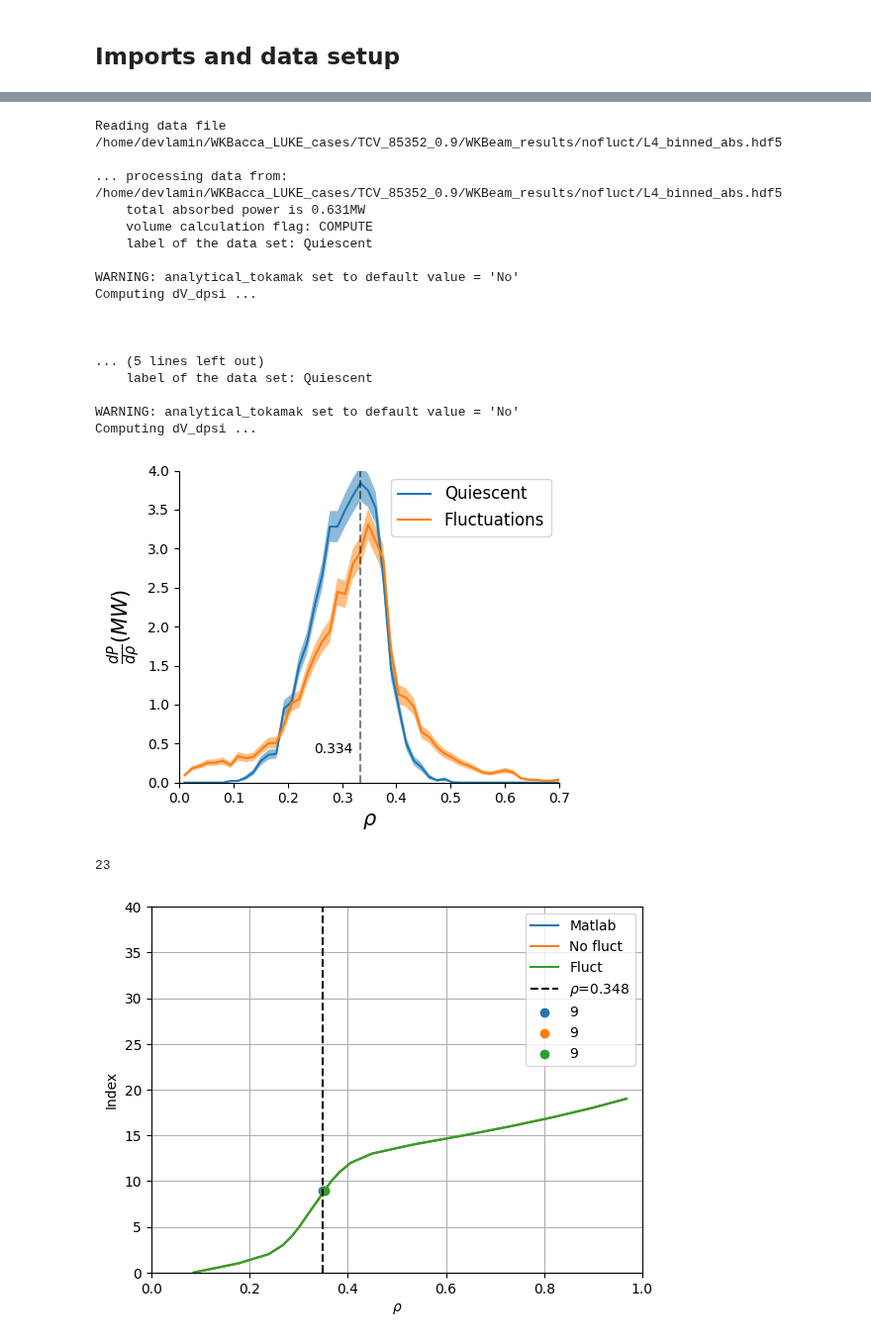
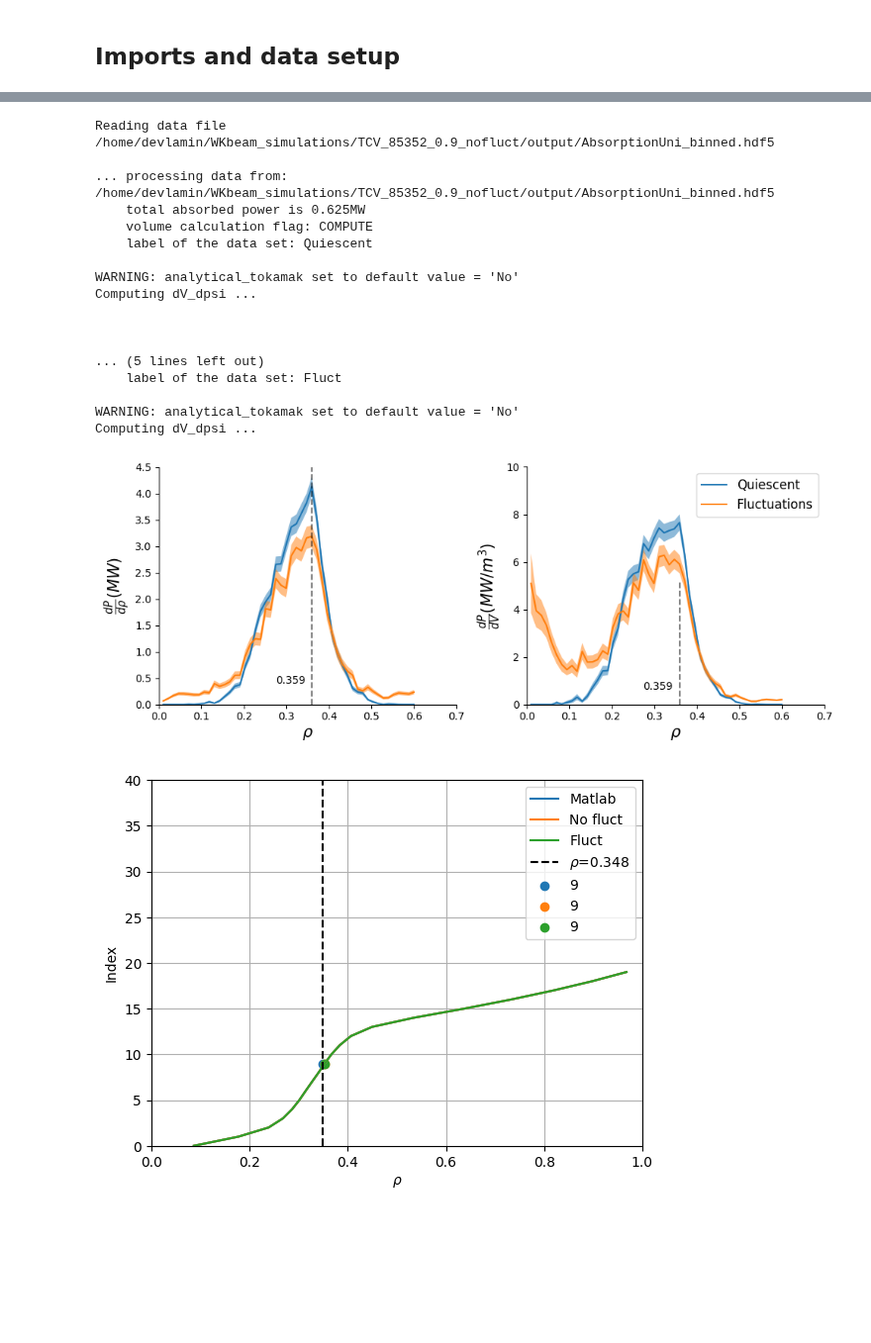
Before and after one commit to EwoutDevlaminck/WKBacca_QL, a Jupyter notebook: QL_analysis.ipynb, the cells around one changed output, grey strips where cells are left out. Shown at 99% size. Drawn from its saved outputs; the diff is of its cells as text; code cells hidden in the pictures; blank space fills up the shorter version.

Commit message:
Ran TCV85352_0.9 for both fluct and nofluct.

```diff
--- a/QL_analysis.ipynb
+++ b/QL_analysis.ipynb
@@ -223,60 +223,73 @@ plt.show()
 from CommonModules.input_data import InputData
 from Tools.PlotData.PlotAbsorptionProfile.plotabsprofile import compute_deposition_profiles
 
-filename_abs_nofluct        = '/home/devlamin/WKBacca_QL/WKBacca_cases/TCV_85352_0.9/L4_abs.txt'
-filename_abs_dat_nofluct    = '/home/devlamin/WKBacca_LUKE_cases/TCV_85352_0.9/WKBeam_results/nofluct/L4_binned_abs.hdf5'
-filename_abs_fluct        = '/home/devlamin/WKBacca_QL/WKBacca_cases/TCV_85352_0.9/L4_abs.txt'
-filename_abs_dat_fluct    = '/home/devlamin/WKBacca_LUKE_cases/TCV_85352_0.9/WKBeam_results/fluct/L4_binned_abs.hdf5'
+filename_abs_nofluct        = '/home/devlamin/WKbeam_simulations/TCV_85352_0.9_nofluct/AbsorptionUni.txt'
+filename_abs_dat_nofluct    = '/home/devlamin/WKbeam_simulations/TCV_85352_0.9_nofluct/output/AbsorptionUni_binned.hdf5'
+filename_abs_fluct        = '/home/devlamin/WKbeam_simulations/TCV_85352_0.9_fluct/AbsorptionUni.txt'
+filename_abs_dat_fluct    = '/home/devlamin/WKbeam_simulations/TCV_85352_0.9_fluct/output/AbsorptionUni_binned.hdf5'
 
 # Add absorption data
 absorption_data_nofluct = compute_deposition_profiles(InputData(filename_abs_nofluct), filename_abs_dat_nofluct)
 rho_abs_nofluct1=absorption_data_nofluct['rho']
 dP_drho_nofluct1=absorption_data_nofluct['dP_drho']
+dP_dV_nofluct1=absorption_data_nofluct['dP_dV']
+
 
 absorption_data_fluct = compute_deposition_profiles(InputData(filename_abs_fluct), filename_abs_dat_fluct)
 rho_abs_fluct1=absorption_data_fluct['rho']
 dP_drho_fluct1=absorption_data_fluct['dP_drho']
+dP_dV_fluct1=absorption_data_fluct['dP_dV']
 
 
-plt.figure(figsize=(5,4))
-ax = plt.subplot(111)
+plt.figure(figsize=(10,4))
+ax = plt.subplot(121)
 ax.plot(rho_abs_nofluct1, dP_drho_nofluct1[:, 0], label='Quiescent')
 ax.fill_between(rho_abs_nofluct1, dP_drho_nofluct1[:, 0]-dP_drho_nofluct1[:, 1], dP_drho_nofluct1[:, 0]+dP_drho_nofluct1[:, 1], alpha=0.5)
 ax.plot(rho_abs_fluct1, dP_drho_fluct1[:, 0], label='Fluctuations')
 ax.fill_between(rho_abs_fluct1, dP_drho_fluct1[:, 0]-dP_drho_fluct1[:, 1], dP_drho_fluct1[:, 0]+dP_drho_fluct1[:, 1], alpha=0.5)
 ax.vlines(rho_abs_nofluct1[np.argmax(dP_drho_nofluct1[:, 0])], 0, 5.2, color='black', linestyle='--', alpha=0.5)
 ax.annotate(f'{rho_abs_nofluct1[np.argmax(dP_drho_nofluct1[:, 0])]:.3f}', (rho_abs_nofluct1[np.argmax(dP_drho_nofluct1[:, 0])]-0.05, 0.2), textcoords="offset points", xytext=(0,10), ha='center')
 ax.set_xlabel(r'$\rho$', fontsize=15)
 ax.set_ylabel(r'$\frac{dP}{d\rho}(MW)$', fontsize=15)
 ax.set_xlim([0, 0.7])
-ax.set_ylim([0, 4])
+ax.set_ylim([0, 4.5])
+ax.spines['right'].set_visible(False)
+ax.spines['top'].set_visible(False)
+
+ax = plt.subplot(122)
+ax.plot(rho_abs_nofluct1, dP_dV_nofluct1[:, 0], label='Quiescent')
+ax.fill_between(rho_abs_nofluct1, dP_dV_nofluct1[:, 0]-dP_dV_nofluct1[:, 1], dP_dV_nofluct1[:, 0]+dP_dV_nofluct1[:, 1], alpha=0.5)
+ax.plot(rho_abs_fluct1, dP_dV_fluct1[:, 0], label='Fluctuations')
+ax.fill_between(rho_abs_fluct1, dP_dV_fluct1[:, 0]-dP_dV_fluct1[:, 1], dP_dV_fluct1[:, 0]+dP_dV_fluct1[:, 1], alpha=0.5)
+ax.vlines(rho_abs_nofluct1[np.argmax(dP_dV_nofluct1[:, 0])], 0, 5.2, color='black', linestyle='--', alpha=0.5)
+ax.annotate(f'{rho_abs_nofluct1[np.argmax(dP_dV_nofluct1[:, 0])]:.3f}', (rho_abs_nofluct1[np.argmax(dP_dV_nofluct1[:, 0])]-0.05, 0.2), textcoords="offset points", xytext=(0,10), ha='center')
+ax.set_xlabel(r'$\rho$', fontsize=15)
+ax.set_ylabel(r'$\frac{dP}{dV}(MW/m^{3})$', fontsize=15)
+ax.set_xlim([0, 0.7])
+ax.set_ylim([0, 10])
 ax.spines['right'].set_visible(False)
 ax.spines['top'].set_visible(False)
 plt.legend(fontsize=12)
 plt.tight_layout()
 # %% [output]
-Reading data file /home/devlamin/WKBacca_LUKE_cases/TCV_85352_0.9/WKBeam_results/nofluct/L4_binned_abs.hdf5
+Reading data file /home/devlamin/WKbeam_simulations/TCV_85352_0.9_nofluct/output/AbsorptionUni_binned.hdf5
 
-... processing data from: /home/devlamin/WKBacca_LUKE_cases/TCV_85352_0.9/WKBeam_results/nofluct/L4_binned_abs.hdf5
-    total absorbed power is 0.631MW
+... processing data from: /home/devlamin/WKbeam_simulations/TCV_85352_0.9_nofluct/output/AbsorptionUni_binned.hdf5
+    total absorbed power is 0.625MW
     volume calculation flag: COMPUTE
     label of the data set: Quiescent
 
 WARNING: analytical_tokamak set to default value = 'No'
 Computing dV_dpsi ...
 
 
 
 ... (5 lines left out)
-    label of the data set: Quiescent
+    label of the data set: Fluct
 
 WARNING: analytical_tokamak set to default value = 'No'
 Computing dV_dpsi ...
-[figure, old version]
+[figure, new version]
-# %%
-np.argmax(dP_drho_nofluct1[:, 0])
-# %% [output]
-23
 # %%
 def closest_index(val):
     return np.argmin(np.abs(rho_mat- val)), np.argmin(np.abs(np.sqrt(psi)- val)), np.argmin(np.abs(np.sqrt(psi_fluct)- val))
```
Also changed, not shown: parts of 10 cells of this notebook, 16 other files.
